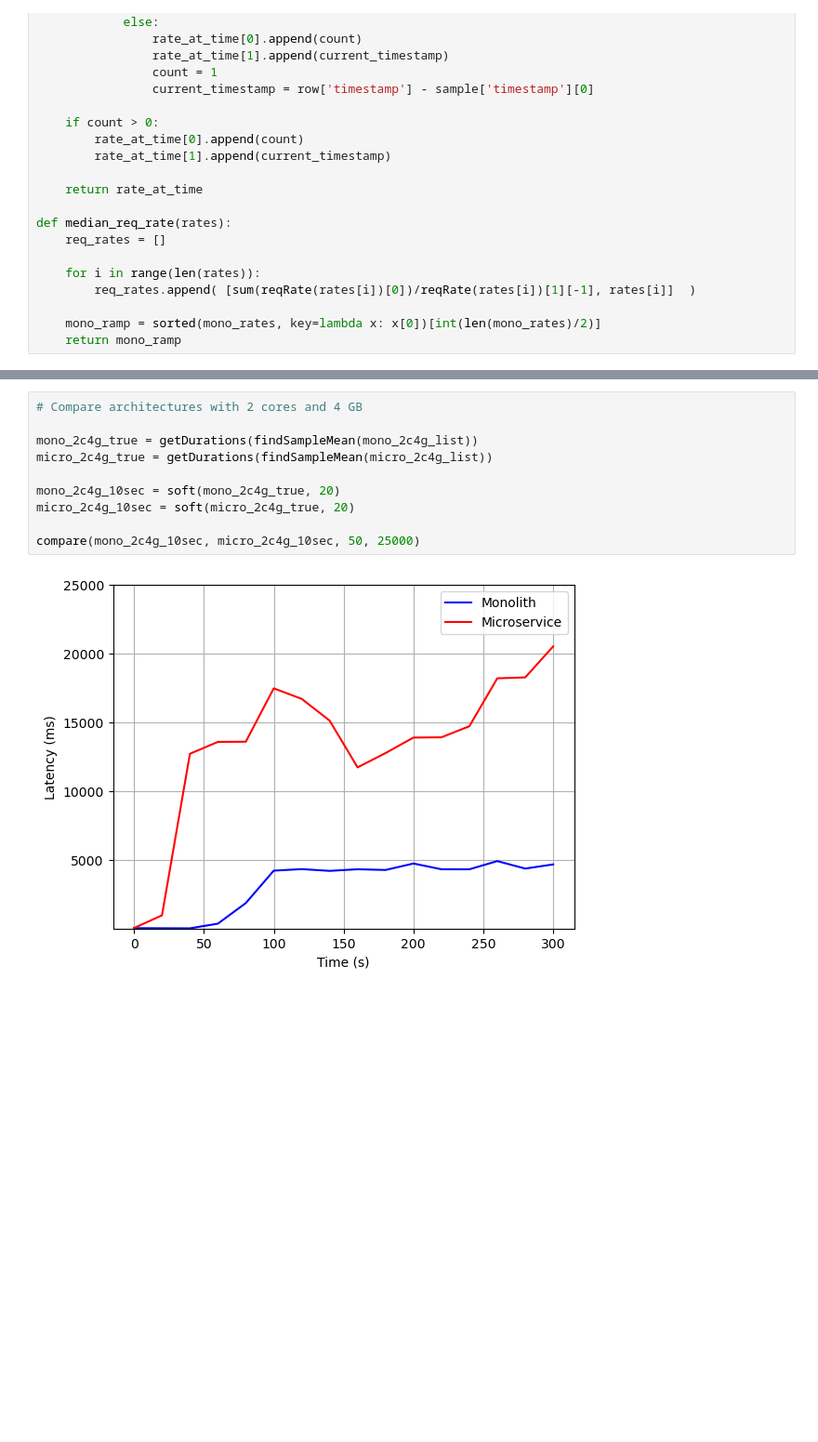
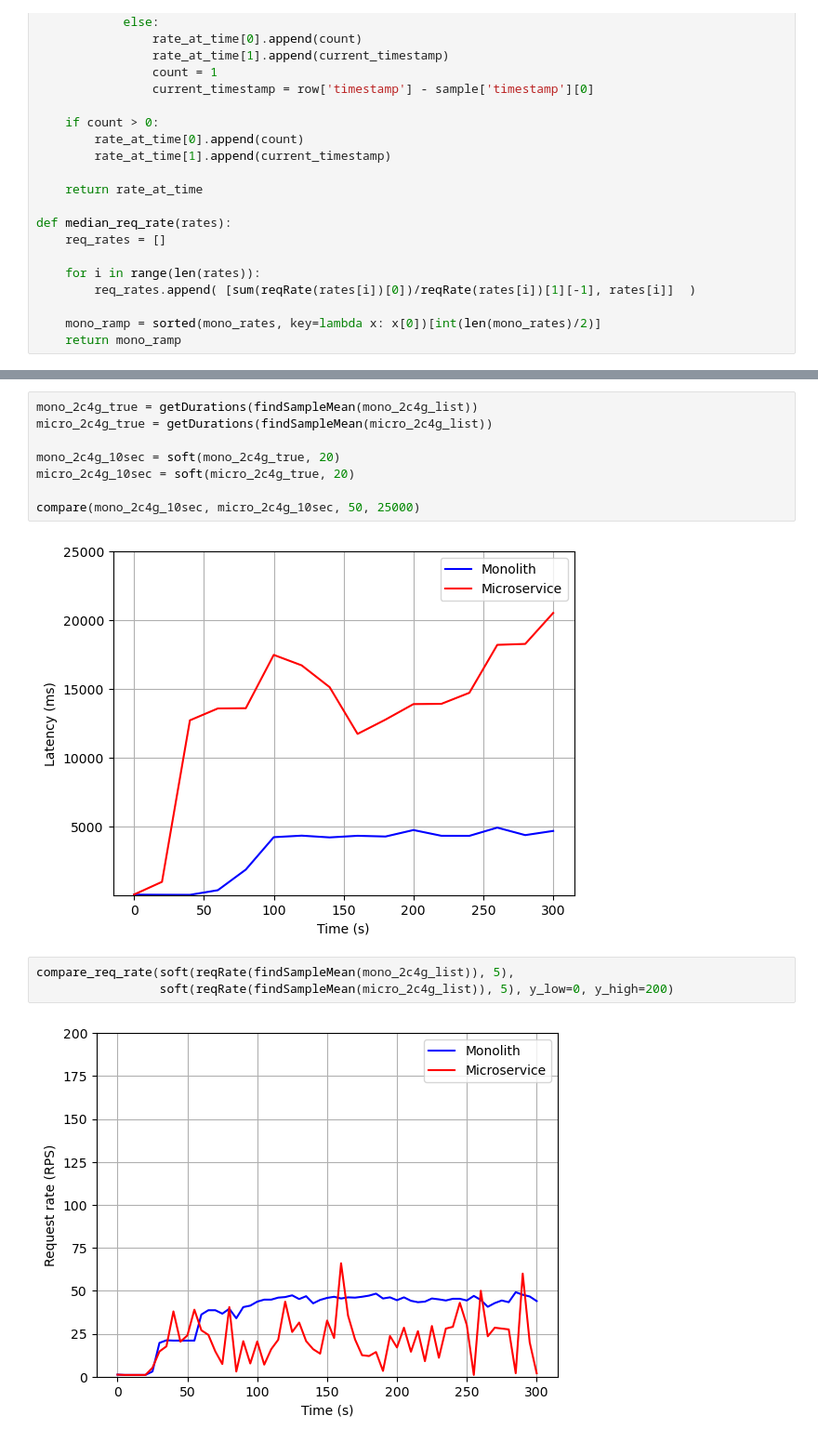
Before and after one commit to prebenrosland/microservice_analysis, a Jupyter notebook: Analysis.ipynb, the cells around one changed output, grey strips where cells are left out. Shown at 93% size. Drawn from its saved outputs; the diff is of its cells as text; blank space fills up the shorter version.

```diff
--- a/Analysis.ipynb
+++ b/Analysis.ipynb
@@ -241,6 +239,4 @@ compare_req_rate(soft(reqRate(findSampleMean(mono_ramp_list)), 20),
 # %%
-# Compare architectures with 2 cores and 4 GB
-
 mono_2c4g_true = getDurations(findSampleMean(mono_2c4g_list))
 micro_2c4g_true = getDurations(findSampleMean(micro_2c4g_list))
 
@@ -250,3 +246,8 @@ micro_2c4g_10sec = soft(micro_2c4g_true, 20)
 compare(mono_2c4g_10sec, micro_2c4g_10sec, 50, 25000)
 # %% [output]
 [figure]
+# %%
+compare_req_rate(soft(reqRate(findSampleMean(mono_2c4g_list)), 5),
+                 soft(reqRate(findSampleMean(micro_2c4g_list)), 5), y_low=0, y_high=200)
+# %% [output]
+[figure, added]
```
Also changed, not shown: parts of 15 cells of this notebook, 20 other files.
